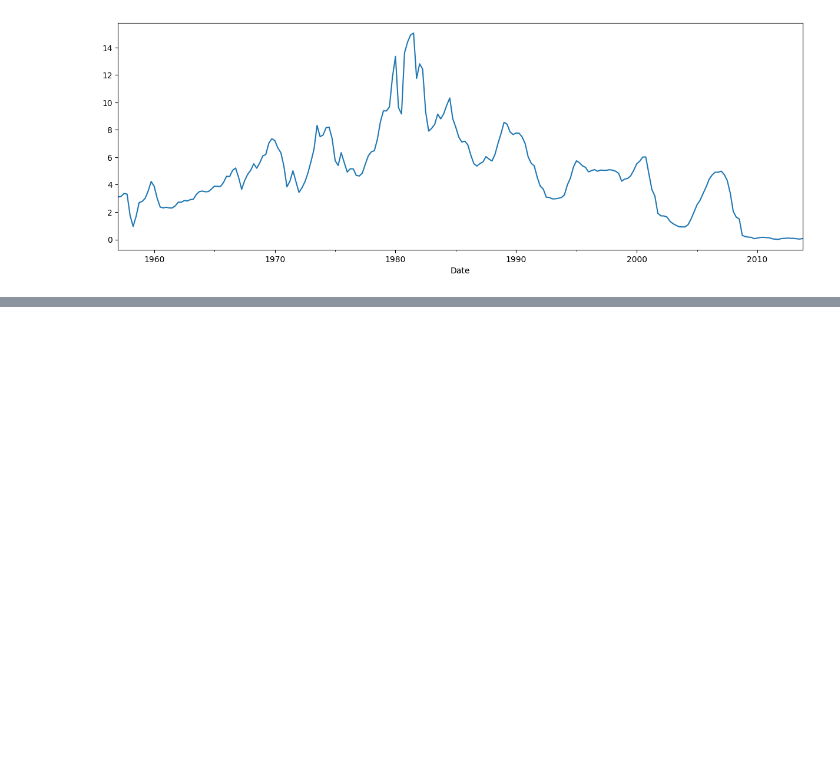
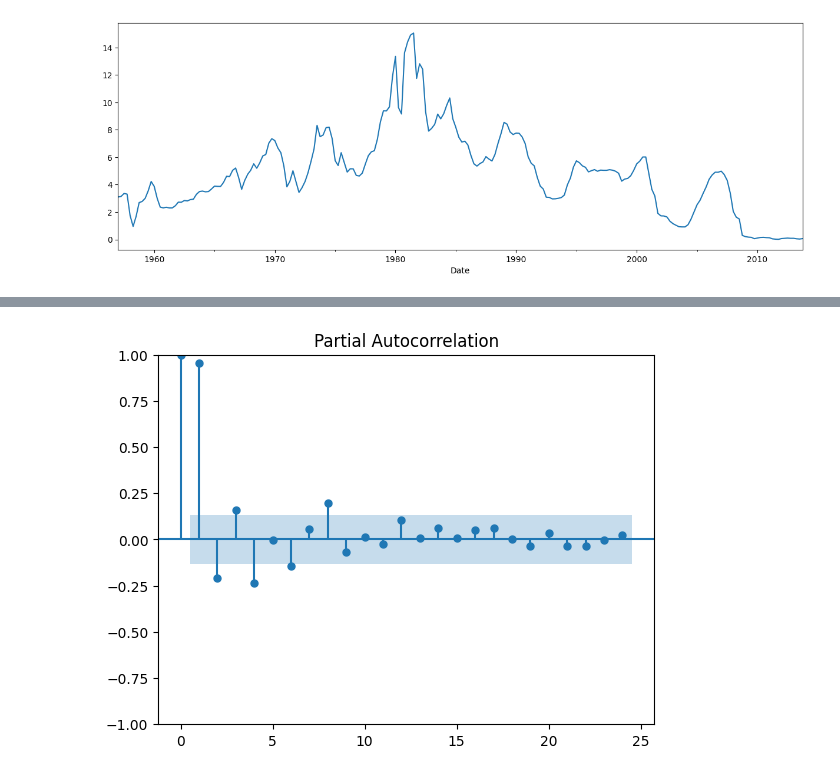
Before and after one commit to yeesem/Time-Series-Data-Analysis, a Jupyter notebook: VARMA_Econometrics.ipynb, the cells around one changed output, grey strips where cells are left out. Saved outputs shown, nothing was run; the diff lists cells and outputs as text; code cells hidden in the pictures; blank space fills up the shorter version.

```diff
--- a/VARMA_Econometrics.ipynb
+++ b/VARMA_Econometrics.ipynb
@@ -116,0 +134,4 @@ test[cols] = scaler.transform(test)
+# %%
+plot_pacf(train['TSpread']);
+# %% [output]
+[figure, added]
```
Also changed, not shown: parts of 17 cells of this notebook.
